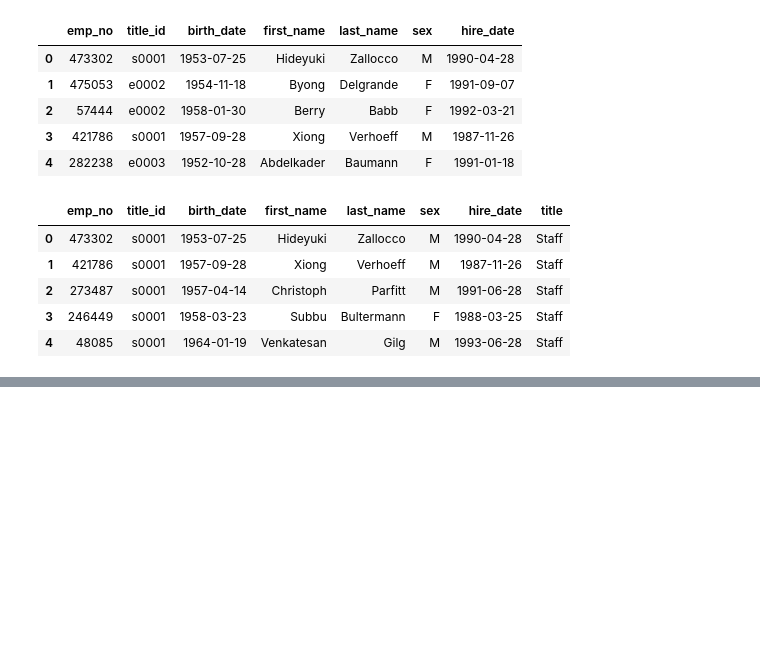
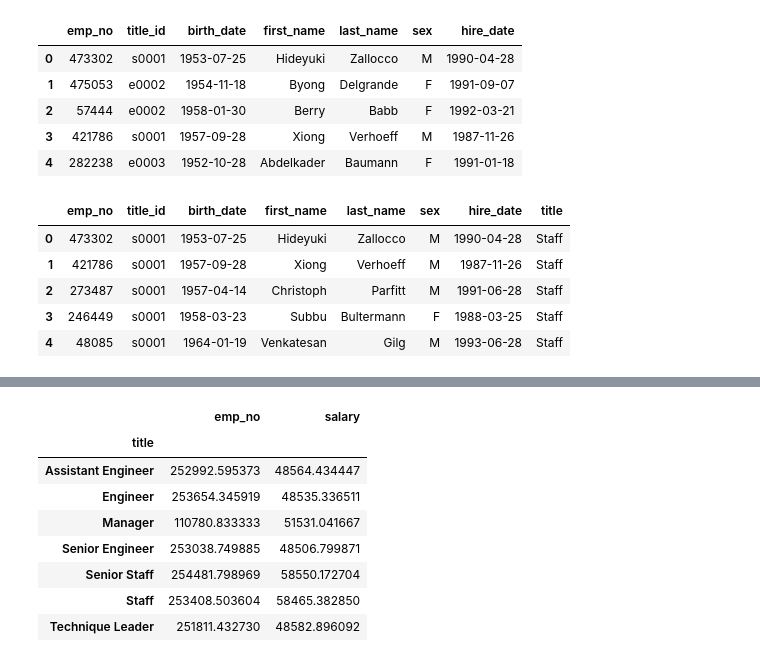
Before and after one commit to GrimmettDS/sql-challenge, a Jupyter notebook: EmployeeSQL/Employees_Pandas.ipynb, the cells around one changed output, grey strips where cells are left out. Saved outputs shown, nothing was run; the diff lists cells and outputs as text; code cells hidden in the pictures; blank space fills up the shorter version.

```diff
--- a/EmployeeSQL/Employees_Pandas.ipynb
+++ b/EmployeeSQL/Employees_Pandas.ipynb
@@ -87,0 +96,13 @@ all_merge_data
+# %%
+title_group = all_merge_data.groupby('title').mean()
+title_group
+# %% [output]
+|  | emp_no | salary |
+| title |  |  |
+| Assistant Engineer | 252992.595373 | 48564.434447 |
+| Engineer | 253654.345919 | 48535.336511 |
+| Manager | 110780.833333 | 51531.041667 |
+| Senior Engineer | 253038.749885 | 48506.799871 |
+| Senior Staff | 254481.798969 | 58550.172704 |
+| Staff | 253408.503604 | 58465.382850 |
+| Technique Leader | 251811.432730 | 48582.896092 |
```
Also changed, not shown: parts of 6 cells of this notebook.
